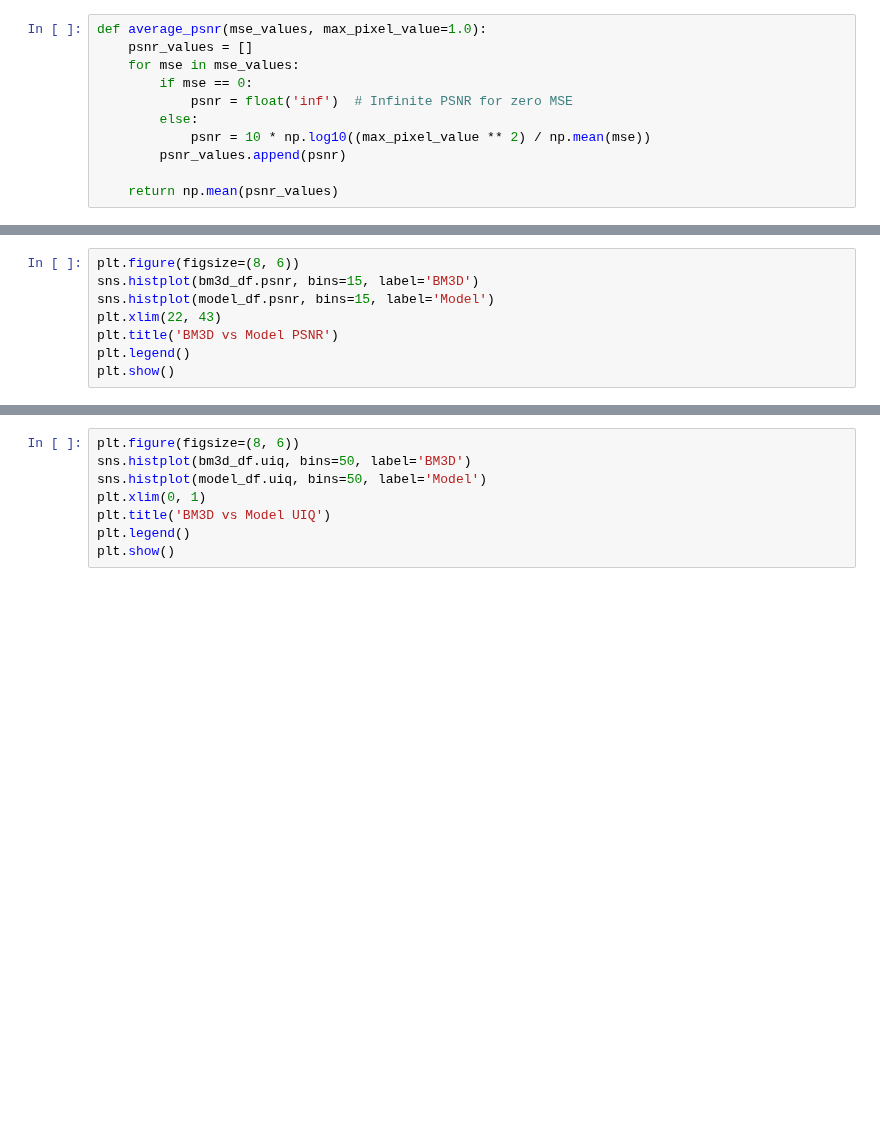
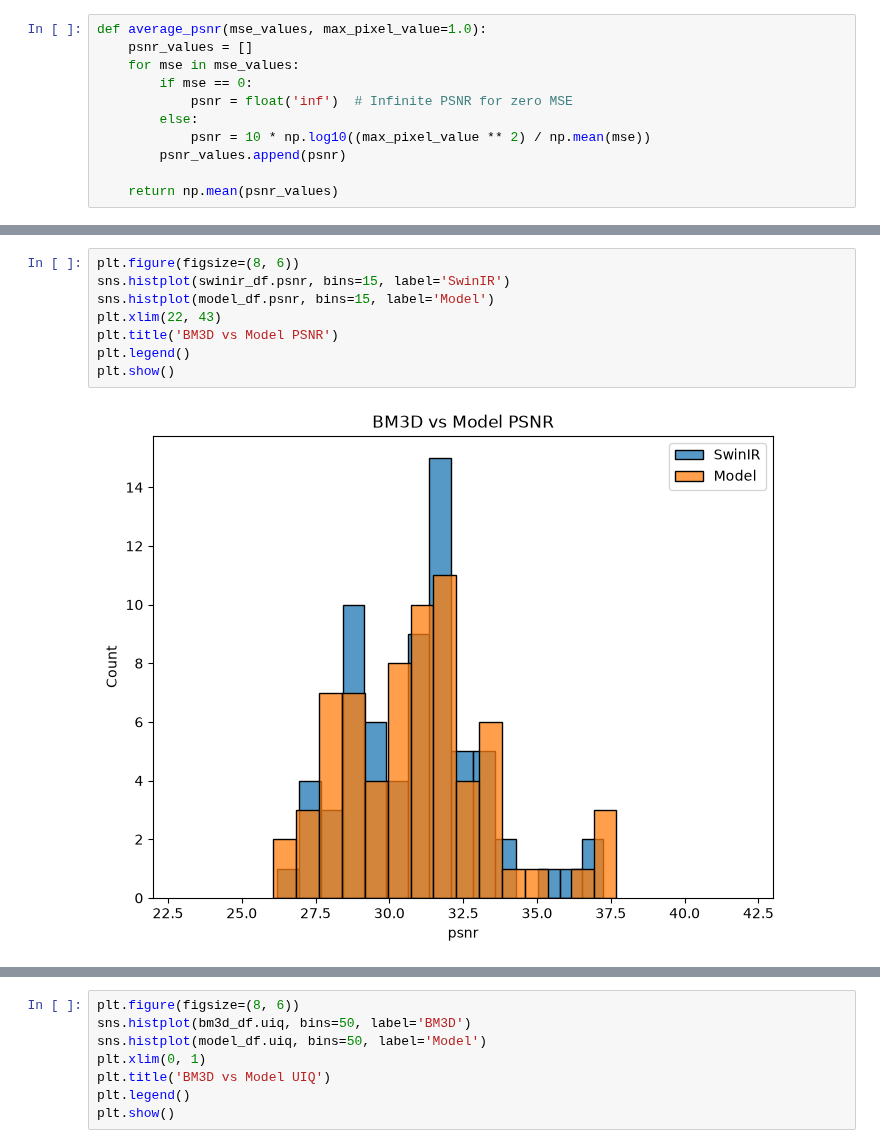
Before and after one commit to georgegrosu1/torch-admm-deconv, a Jupyter notebook: notebooks/eval_algs.ipynb, the cells around one changed output, grey strips where cells are left out. Drawn from its saved outputs; the diff is of its cells as text; blank space fills up the shorter version.

```diff
--- a/notebooks/eval_algs.ipynb
+++ b/notebooks/eval_algs.ipynb
@@ -287,10 +324,12 @@ plt.show()
 # %%
 plt.figure(figsize=(8, 6))
-sns.histplot(bm3d_df.psnr, bins=15, label='BM3D')
+sns.histplot(swinir_df.psnr, bins=15, label='SwinIR')
 sns.histplot(model_df.psnr, bins=15, label='Model')
 plt.xlim(22, 43)
 plt.title('BM3D vs Model PSNR')
 plt.legend()
 plt.show()
+# %% [output]
+[figure, added]
 # %%
 plt.figure(figsize=(8, 6))
```
Also changed, not shown: parts of 12 cells of this notebook, 5 other files.
